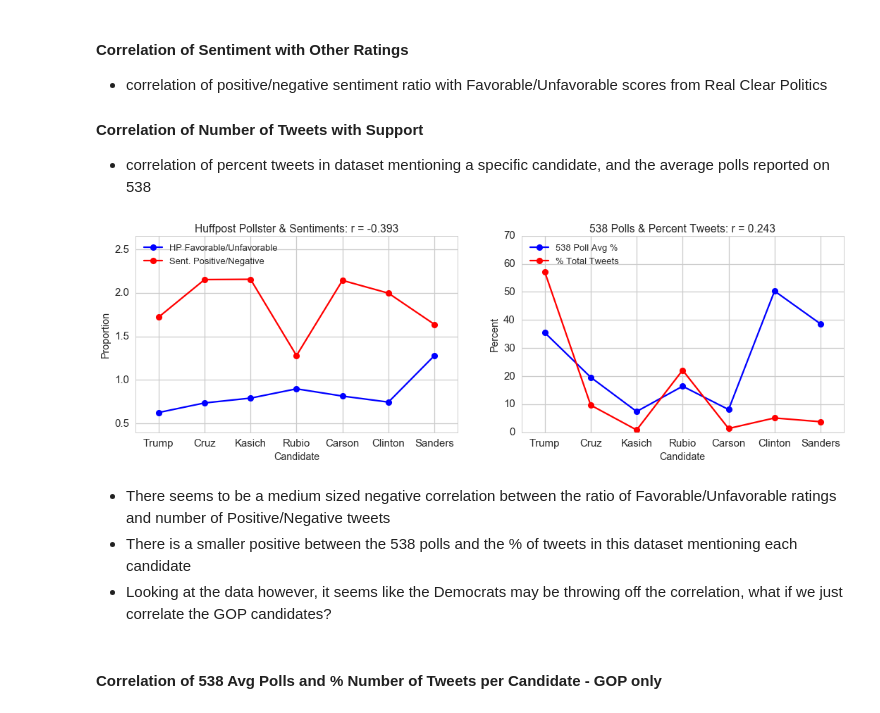
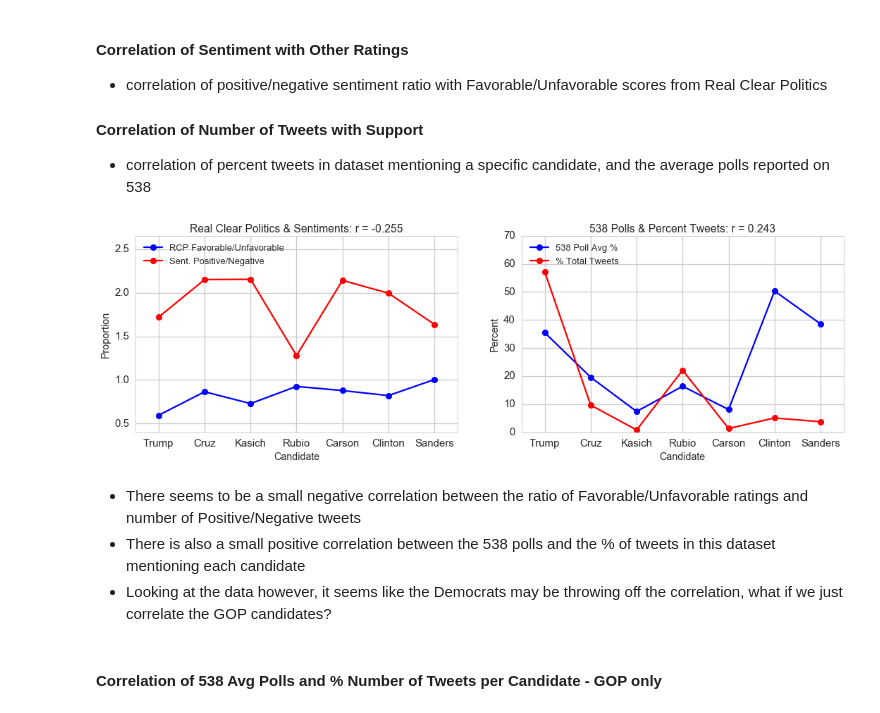
Before and after one commit to HoodPanther/pythoncode, a Jupyter notebook: tweetExplore.ipynb, the cells around one changed output. Saved outputs shown, nothing was run; the diff lists cells and outputs as text; code cells hidden in the pictures.

```diff
--- a/tweetExplore.ipynb
+++ b/tweetExplore.ipynb
@@ -132,15 +134,15 @@ avg_pos = []
 avg_neg = []
 
 # for each candidate
-for iperson,val in enumerate(candidates):
+for iperson, val in enumerate(candidates):
     # sort each sentiment score into positive or negative sentiment categories, outputs are:
     # lists of each pos. and neg. sentiment score: pos_polarity, neg_polarity
     # lists of the indices for each tweet w. a pos/neg score: ind_pos_polarity, ind_neg_polarity
     # lists of the texts for each tweet that has a pos/neg tscore:
                                         #tweet_pos_polarity, tweet_neg_polarity
     pos_polarity, neg_polarity, ind_pos_polarity, ind_neg_polarity, \
-    tweet_pos_polarity, tweet_neg_polarity = \
-    fns.sortTweetsPosNeg(iperson, polarity_store, tweet_index_store, tweet_list)
+        tweet_pos_polarity, tweet_neg_polarity = \
+        fns.sort_tweets_pos_neg(iperson, polarity_store, tweet_index_store, tweet_list)
 
     # store each candidates lists in a master list
     store_pos_polarity.append(pos_polarity)             # positive sentiment scores
@@ -161,9 +163,9 @@ for iperson,val in enumerate(candidates):
 
     # print number of positive/negative tweets per person,
     # and their average positive/negative sentiment score
-    print(candidates[iperson],'# Tweets: Positive',len(ind_pos_polarity),
-          'Negative',len(ind_neg_polarity), ' Avg. Sentiment: Positive %.2f' \
-          % np.average(pos_polarity),'Negative %.2f' % np.average(neg_polarity))
+    print(candidates[iperson], '# Tweets: Positive', len(ind_pos_polarity), \
+          'Negative', len(ind_neg_polarity), ' Avg. Sentiment: Positive %.2f' \
+          % np.average(pos_polarity), 'Negative %.2f' % np.average(neg_polarity))
 # %% [output]
 Trump # Tweets: Positive 37515 Negative 21795  Avg. Sentiment: Positive 0.35 Negative -0.30
 Cruz # Tweets: Positive 7248 Negative 3368  Avg. Sentiment: Positive 0.34 Negative -0.29
@@ -350,77 +351,75 @@ ax[1].set_yticklabels(candidates);
 #### Correlation of Number of Tweets with Support
 - correlation of percent tweets in dataset mentioning a specific candidate, and the average polls reported on 538
 # %%
-# favorable & unfavorable scores
-# ['Trump','Cruz','Kasich','Rubio','Carson','Clinton','Sanders'] (reminder of order)
-# from Huffpost Pollster 2/26/16
-hp_favorable = np.array([36.1, 34.7, 25.9, 36.3, 36.7, 40.0, 49.0])
-# from Huffpost Pollster 2/26/16
-hp_unfavorable = np.array([57.6, 47.1, 32.7, 40.4, 45.0, 53.6, 38.3])
+
+# ['Trump', 'Cruz', 'Kasich', 'Rubio', 'Carson', 'Clinton', 'Sanders'] (reminder of order)
+# favorable & unfavorable scores from Real Clear Politics 2/26/16
+rcp_favorable = np.array([34.4, 34.6, 19.7, 35.2, 36.2, 42.2, 38.4])
+rcp_unfavorable = np.array([57.8, 40.0, 27.0, 38.0, 41.2, 51.4, 38.2])
 
 # ratio favorable / unfavorable poll
-fav_unfav_ratio = hp_favorable/hp_unfavorable
+fav_unfav_ratio = rcp_favorable/rcp_unfavorable
 
 # pearson corrleation between favorable/unfavorable and positive/negative ratios
-hp_pearson_corr = np.corrcoef(fav_unfav_ratio, pos_neg_ratio)
+rcp_pearson_corr = np.corrcoef(fav_unfav_ratio, pos_neg_ratio)
 
 # 538 Polling averages from 2/26/16
-# ['Trump','Cruz','Kasich','Rubio','Carson','Clinton','Sanders'] (reminder of order)
+# ['Trump', 'Cruz', 'Kasich', 'Rubio', 'Carson', 'Clinton', 'Sanders'] (reminder of order)
 avg_538 = [35.5, 19.6, 7.4, 16.4, 8.1, 50.3, 38.6]
 
 # pearson correlation between 538 average poll
 # and % of tweets in dataset mentioning each candidate
 num_tweet_array = np.array(candidate_tweets)
-proportion_tweets = (num_tweet_array/num_tweet_array.sum())*100
-numTweets_538_pearson_corr = np.corrcoef(avg_538,proportion_tweets)
-
+proportion_tweets = (num_tweet_array / num_tweet_array.sum()) * 100
+numTweets_538_pearson_corr = np.corrcoef(avg_538, proportion_tweets)
 
 # Plot the correlations:
-ind = np.arange(len(candidates))+1 # shift x one
-ax = [0,1]
+ind = np.arange(len(candidates)) + 1 # shift x one
+ax = [0, 1]
 fig = plt.figure(figsize=(18, 5))
 gs = gridspec.GridSpec(1, 2, width_ratios=[1, 1])
 ax[0] = plt.subplot(gs[0])
 
 # set up axes
-ymax = np.max([pos_neg_ratio,fav_unfav_ratio]) + .5
+ymax = np.max([pos_neg_ratio, fav_unfav_ratio]) + .5
 ax[0].set_xticks(ind)
-ax[0].set_ylim([.4,ymax])
-ax[0].set_xlim([.5,len(candidates)+.5])
+ax[0].set_ylim([.4, ymax])
+ax[0].set_xlim([.5, len(candidates) + .5])
 
-# plot ratios for Huffpost Pollster
-lineFav = ax[0].plot(ind,fav_unfav_ratio,c='b',marker = 'o')
-linePos = ax[0].plot(ind,pos_neg_ratio,c='r',marker='o')
+# plot ratios for Real Clear Politics
+lineFav = ax[0].plot(ind, fav_unfav_ratio, c='b', marker='o')
+linePos = ax[0].plot(ind, pos_neg_ratio, c='r', marker='o')
 
 # labels
 ax[0].set_xticklabels(candidates)
-ax[0].set_title('Huffpost Pollster & Sentiments: r = %0.3f' % hp_pearson_corr[0][1])
+ax[0].set_title('Real Clear Politics & Sentiments: r = %0.3f' % rcp_pearson_corr[0][1])
 ax[0].set_ylabel("Proportion")
 ax[0].set_xlabel("Candidate")
-ax[0].legend((lineFav[0], linePos[0]), ('HP Favorable/Unfavorable', \
-                                        'Sent. Positive/Negative'),loc = 2)
+ax[0].legend((lineFav[0], linePos[0]), ('RCP Favorable/Unfavorable', \
+                                        'Sent. Positive/Negative'), loc=2)
 
 # plot ratios for 538
 ax[1] = plt.subplot(gs[1])
-line538 = ax[1].plot(ind,avg_538,c='b',marker = 'o')
-lineProp = ax[1].plot(ind,proportion_tweets,c='r',marker='o')
+line538 = ax[1].plot(ind, avg_538, c='b', marker='o')
+lineProp = ax[1].plot(ind, proportion_tweets, c='r', marker='o')
 
 # set up axes
 ax[1].set_xticks(ind)
-ax[1].set_xlim(.5,len(candidates)+.5)
+ax[1].set_xlim(.5, len(candidates) + .5)
 
 # labels
-ax[1].legend((line538[0], lineProp[0]), ('538 Poll Avg %', '% Total Tweets'),loc = 2)
+ax[1].legend((line538[0], lineProp[0]), ('538 Poll Avg %', '% Total Tweets'), loc=2)
 ax[1].set_xticklabels(candidates)
-ax[1].set_ylim([0,70])
+ax[1].set_ylim([0, 70])
 ax[1].set_title('538 Polls & Percent Tweets: r = %0.3f' % numTweets_538_pearson_corr[0][1])
 ax[1].set_ylabel("Percent")
 ax[1].set_xlabel("Candidate")
 plt.show;
 # %% [output]
-[figure, old version]
+[figure, new version]
 # %% [markdown]
-- There seems to be a medium sized negative correlation between the ratio of Favorable/Unfavorable ratings and number of Positive/Negative tweets
-- There is a smaller positive between the 538 polls and the % of tweets in this dataset mentioning each candidate
+- There seems to be a small negative correlation between the ratio of Favorable/Unfavorable ratings and number of Positive/Negative tweets
+- There is also a small positive correlation between the 538 polls and the % of tweets in this dataset mentioning each candidate
 - Looking at the data however, it seems like the Democrats may be throwing off the correlation, what if we just correlate the GOP candidates?
 # %% [markdown]
 #### Correlation of 538 Avg Polls and % Number of Tweets per Candidate - GOP only
```
Also changed, not shown: parts of 12 cells of this notebook, 1 other file.
